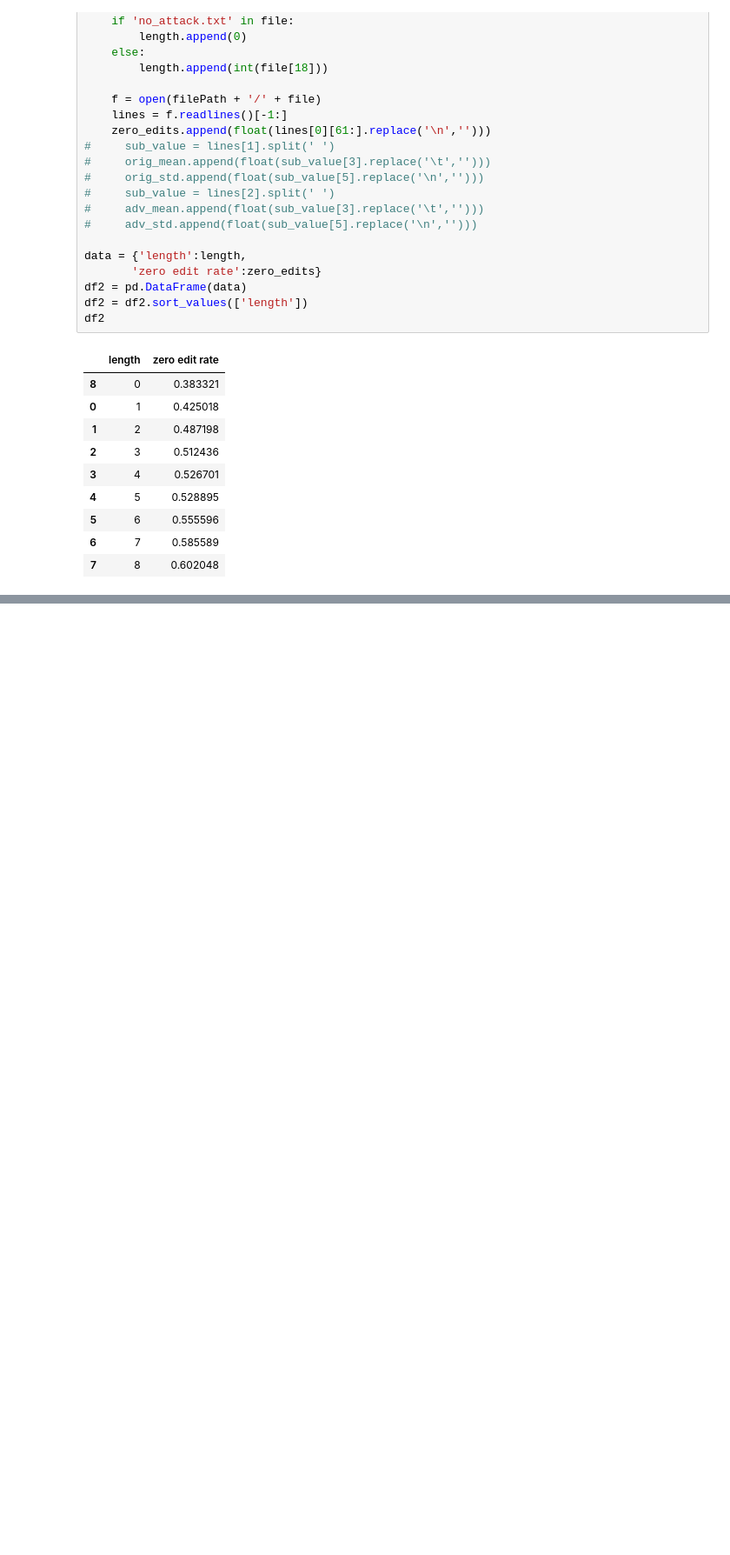
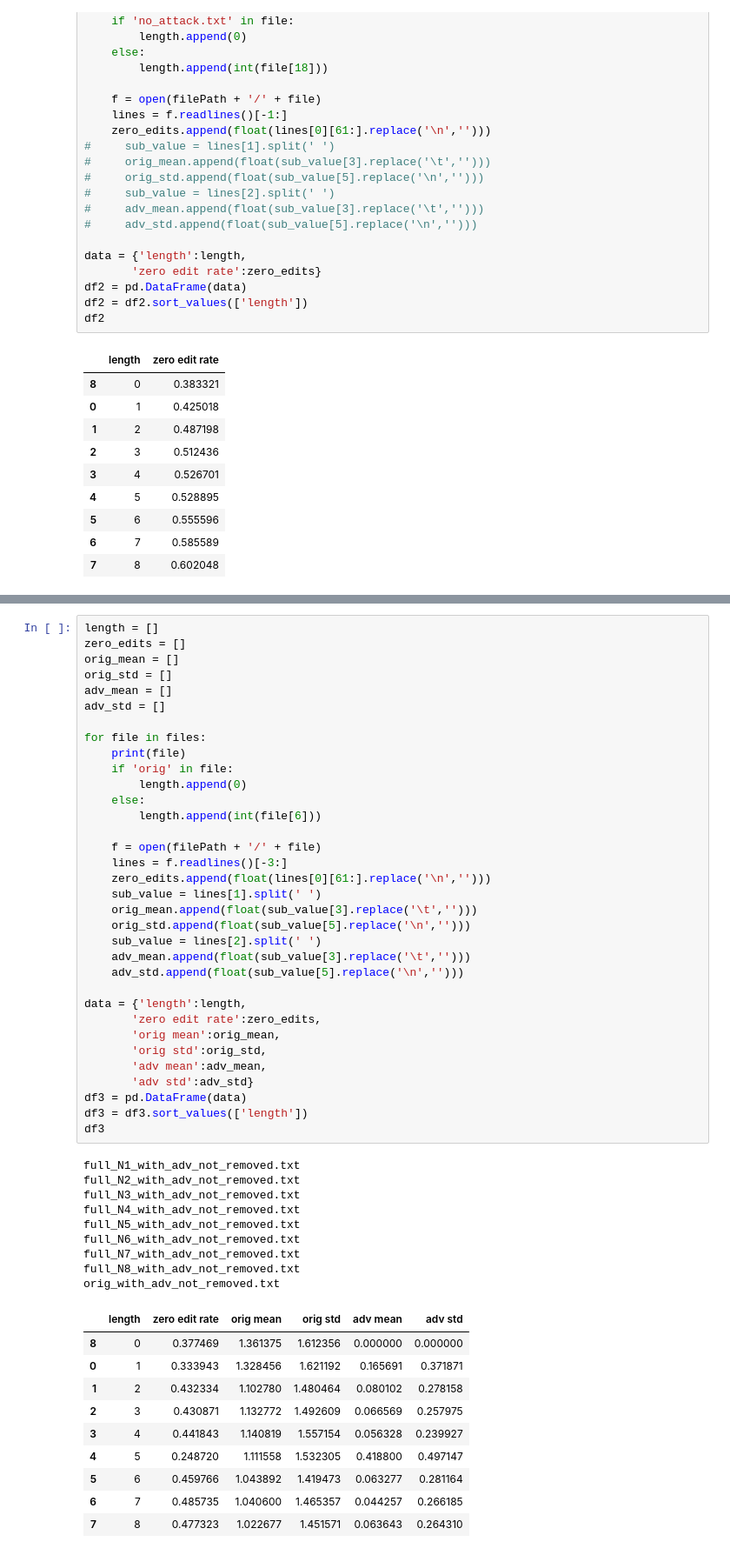
Before and after one commit to YufanWangYuki/NoiseGram, a Jupyter notebook: adv_perp.ipynb, the cells around one changed output, grey strips where cells are left out. Shown at 87% size. Drawn from its saved outputs; the diff is of its cells as text; blank space fills up the shorter version.

```diff
--- a/adv_perp.ipynb
+++ b/adv_perp.ipynb
@@ -119,3 +138,57 @@ df2
+# %%
+length = []
+zero_edits = []
+orig_mean = []
+orig_std = []
+adv_mean = []
+adv_std = []
+
+for file in files:
+    print(file)
+    if 'orig' in file:
+        length.append(0)
+    else:
+        length.append(int(file[6]))
+
+    f = open(filePath + '/' + file)
+    lines = f.readlines()[-3:]
+    zero_edits.append(float(lines[0][61:].replace('\n','')))
+    sub_value = lines[1].split(' ')
+    orig_mean.append(float(sub_value[3].replace('\t','')))
+    orig_std.append(float(sub_value[5].replace('\n','')))
+    sub_value = lines[2].split(' ')
+    adv_mean.append(float(sub_value[3].replace('\t','')))
+    adv_std.append(float(sub_value[5].replace('\n','')))
+
+data = {'length':length,
+       'zero edit rate':zero_edits,
+       'orig mean':orig_mean,
+       'orig std':orig_std,
+       'adv mean':adv_mean,
+       'adv std':adv_std}
+df3 = pd.DataFrame(data)
+df3 = df3.sort_values(['length'])
+df3
+# %% [output]
+full_N1_with_adv_not_removed.txt
+full_N2_with_adv_not_removed.txt
+full_N3_with_adv_not_removed.txt
+full_N4_with_adv_not_removed.txt
+full_N5_with_adv_not_removed.txt
+full_N6_with_adv_not_removed.txt
+full_N7_with_adv_not_removed.txt
+full_N8_with_adv_not_removed.txt
+orig_with_adv_not_removed.txt
+|  | length | zero edit rate | orig mean | orig std | adv mean | adv std |
+| 8 | 0 | 0.377469 | 1.361375 | 1.612356 | 0.000000 | 0.000000 |
+| 0 | 1 | 0.333943 | 1.328456 | 1.621192 | 0.165691 | 0.371871 |
+| 1 | 2 | 0.432334 | 1.102780 | 1.480464 | 0.080102 | 0.278158 |
+| 2 | 3 | 0.430871 | 1.132772 | 1.492609 | 0.066569 | 0.257975 |
+| 3 | 4 | 0.441843 | 1.140819 | 1.557154 | 0.056328 | 0.239927 |
+| 4 | 5 | 0.248720 | 1.111558 | 1.532305 | 0.418800 | 0.497147 |
+| 5 | 6 | 0.459766 | 1.043892 | 1.419473 | 0.063277 | 0.281164 |
+| 6 | 7 | 0.485735 | 1.040600 | 1.465357 | 0.044257 | 0.266185 |
+| 7 | 8 | 0.477323 | 1.022677 | 1.451571 | 0.063643 | 0.264310 |
 # %%
 import matplotlib.pyplot as plt
 # from matplotlib.pyplot import MultipleLocator
```
Also changed, not shown: parts of 16 cells of this notebook, 2 other files.
